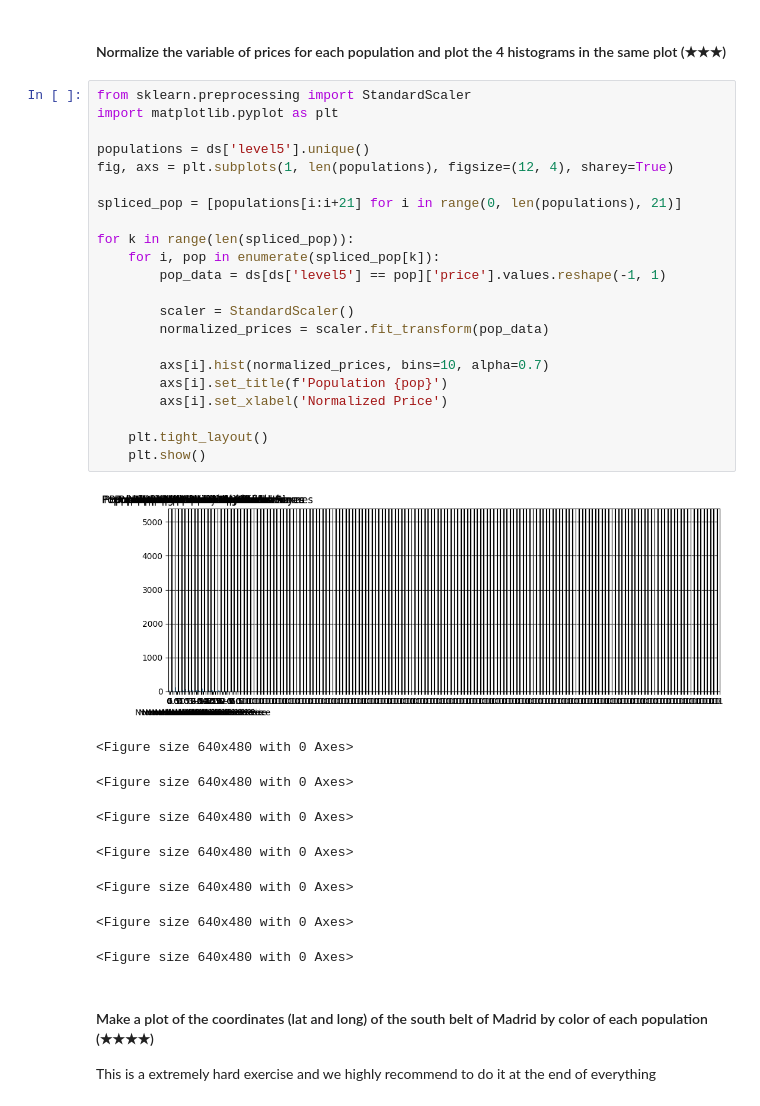
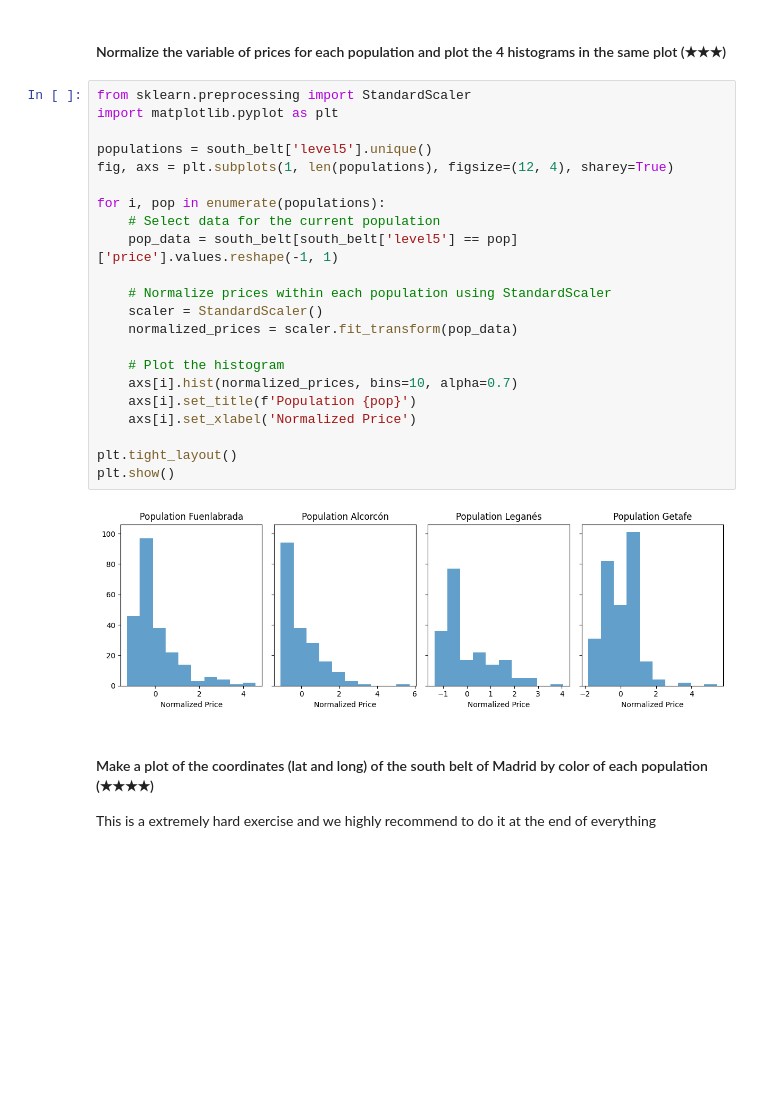
Before and after one commit to H0wl3r2001/realestate-datacleanup-exercise, a Jupyter notebook: project.ipynb, the cells around one changed output. Drawn from its saved outputs; the diff is of its cells as text; blank space fills up the shorter version.

```diff
--- a/project.ipynb
+++ b/project.ipynb
@@ -244,34 +254,27 @@ Name: price, Length: 168, dtype: int64
 # %%
 from sklearn.preprocessing import StandardScaler
 import matplotlib.pyplot as plt
 
-populations = ds['level5'].unique()
+populations = south_belt['level5'].unique()
 fig, axs = plt.subplots(1, len(populations), figsize=(12, 4), sharey=True)
 
-spliced_pop = [populations[i:i+21] for i in range(0, len(populations), 21)]
+for i, pop in enumerate(populations):
+    # Select data for the current population
+    pop_data = south_belt[south_belt['level5'] == pop]['price'].values.reshape(-1, 1)
 
-for k in range(len(spliced_pop)):
-    for i, pop in enumerate(spliced_pop[k]):
-        pop_data = ds[ds['level5'] == pop]['price'].values.reshape(-1, 1)
+    # Normalize prices within each population using StandardScaler
+    scaler = StandardScaler()
+    normalized_prices = scaler.fit_transform(pop_data)
 
-        scaler = StandardScaler()
-        normalized_prices = scaler.fit_transform(pop_data)
+    # Plot the histogram
+    axs[i].hist(normalized_prices, bins=10, alpha=0.7)
+    axs[i].set_title(f'Population {pop}')
+    axs[i].set_xlabel('Normalized Price')
 
-        axs[i].hist(normalized_prices, bins=10, alpha=0.7)
-        axs[i].set_title(f'Population {pop}')
-        axs[i].set_xlabel('Normalized Price')
-
-    plt.tight_layout()
-    plt.show()
+plt.tight_layout()
+plt.show()
 # %% [output]
-[figure, old version]
+[figure, new version]
-<Figure size 640x480 with 0 Axes>
-<Figure size 640x480 with 0 Axes>
-<Figure size 640x480 with 0 Axes>
-<Figure size 640x480 with 0 Axes>
-<Figure size 640x480 with 0 Axes>
-<Figure size 640x480 with 0 Axes>
-<Figure size 640x480 with 0 Axes>
 # %% [markdown]
 #### Make a plot of the coordinates (lat and long) of the south belt of Madrid by color of each population (★★★★)
 This is a extremely hard exercise and we highly recommend to do it at the end of everything
```
Also changed, not shown: parts of 11 cells of this notebook.
